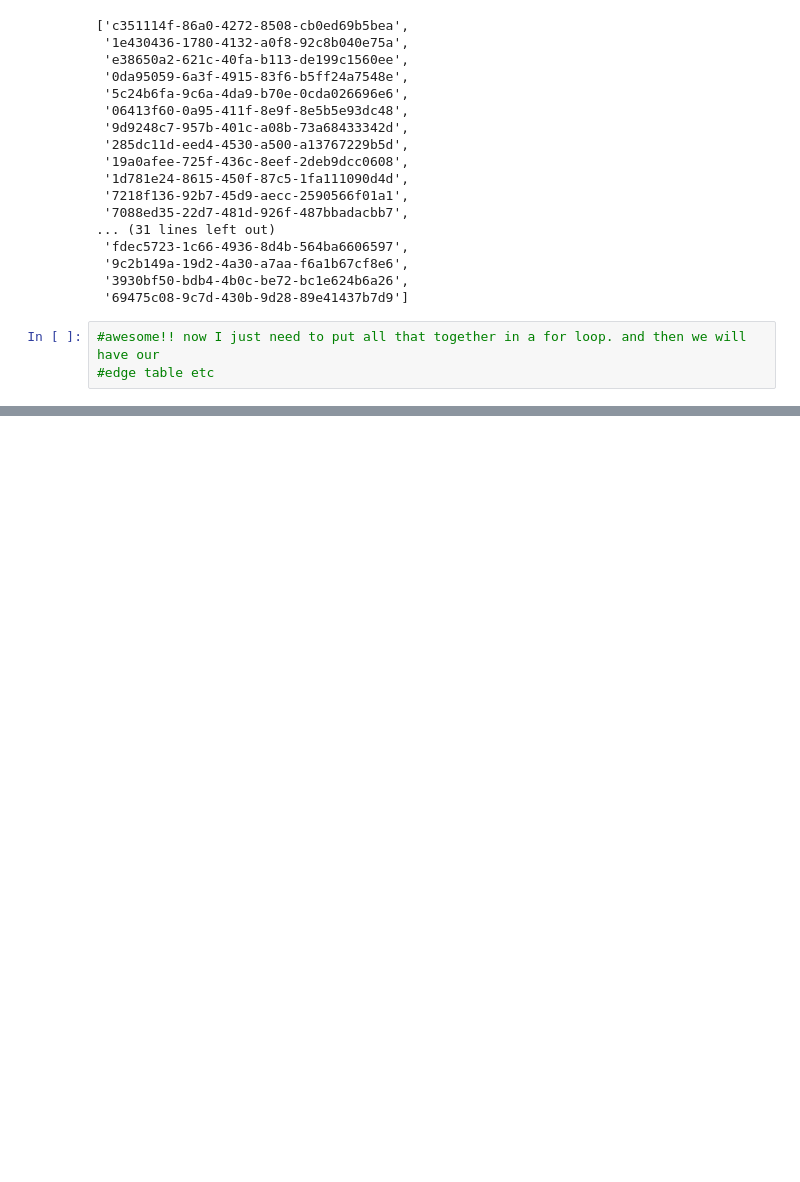
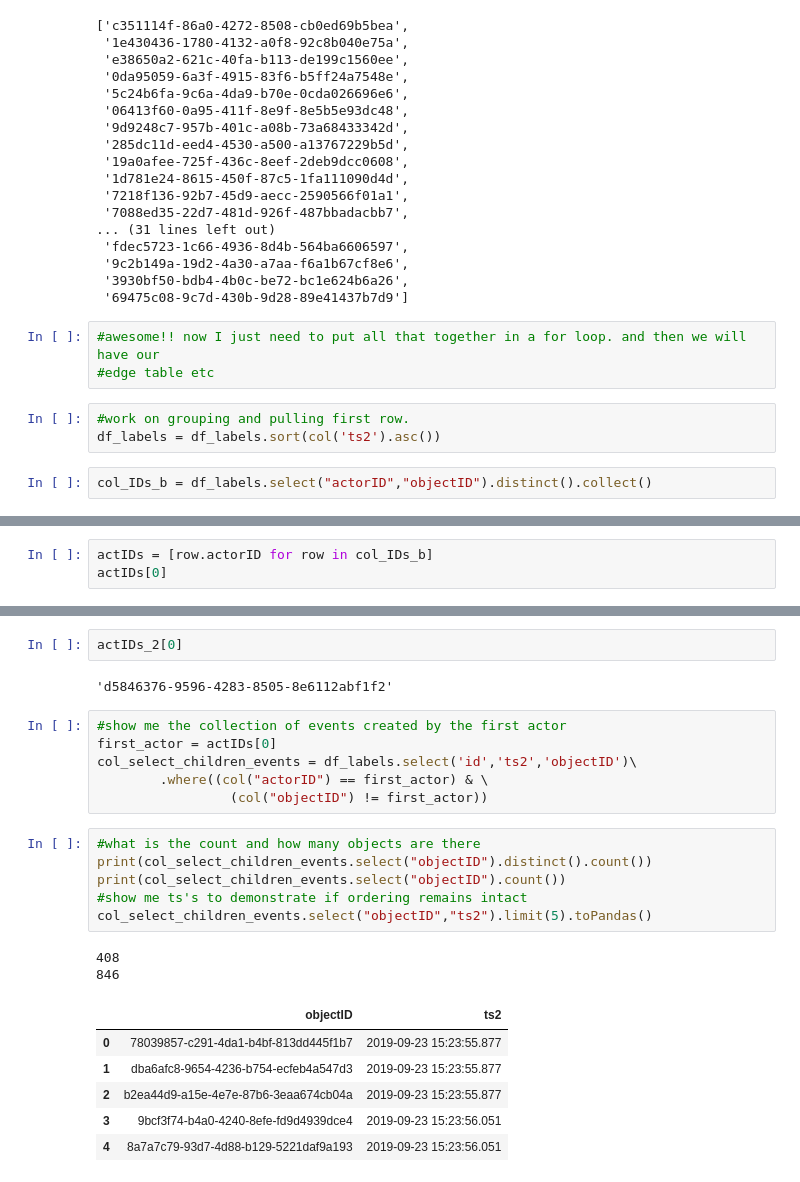
Before and after one commit to MBrend15/Public_Project_Repo, a Jupyter notebook: Build_Graph_2.ipynb, the cells around one changed output, grey strips where cells are left out. Drawn from its saved outputs; the diff is of its cells as text; blank space fills up the shorter version.

```diff
--- a/Build_Graph_2.ipynb
+++ b/Build_Graph_2.ipynb
@@ -557,3 +601,8 @@ dict_node_edge_events[first_event]
 # %%
 #awesome!! now I just need to put all that together in a for loop. and then we will have our
 #edge table etc
+# %%
+#work on grouping and pulling first row.
+df_labels = df_labels.sort(col('ts2').asc())
+# %%
+col_IDs_b = df_labels.select("actorID","objectID").distinct().collect()
@@ -559,0 +619,3 @@ dict_node_edge_events[first_event]
+# %%
+actIDs = [row.actorID for row in col_IDs_b]
+actIDs[0]
@@ -559,0 +646,25 @@ dict_node_edge_events[first_event]
+# %%
+actIDs_2[0]
+# %% [output]
+'d5846376-9596-4283-8505-8e6112abf1f2'
+# %%
+#show me the collection of events created by the first actor
+first_actor = actIDs[0]
+col_select_children_events = df_labels.select('id','ts2','objectID')\
+        .where((col("actorID") == first_actor) & \
+                 (col("objectID") != first_actor))
+# %%
+#what is the count and how many objects are there
+print(col_select_children_events.select("objectID").distinct().count())
+print(col_select_children_events.select("objectID").count())
+#show me ts's to demonstrate if ordering remains intact
+col_select_children_events.select("objectID","ts2").limit(5).toPandas()
+# %% [output]
+408
+846
+|  | objectID | ts2 |
+| 0 | 78039857-c291-4da1-b4bf-813dd445f1b7 | 2019-09-23 15:23:55.877 |
+| 1 | dba6afc8-9654-4236-b754-ecfeb4a547d3 | 2019-09-23 15:23:55.877 |
+| 2 | b2ea44d9-a15e-4e7e-87b6-3eaa674cb04a | 2019-09-23 15:23:55.877 |
+| 3 | 9bcf3f74-b4a0-4240-8efe-fd9d4939dce4 | 2019-09-23 15:23:56.051 |
+| 4 | 8a7a7c79-93d7-4d88-b129-5221daf9a193 | 2019-09-23 15:23:56.051 |
```
Also changed, not shown: parts of 27 cells of this notebook, 1 other file.
